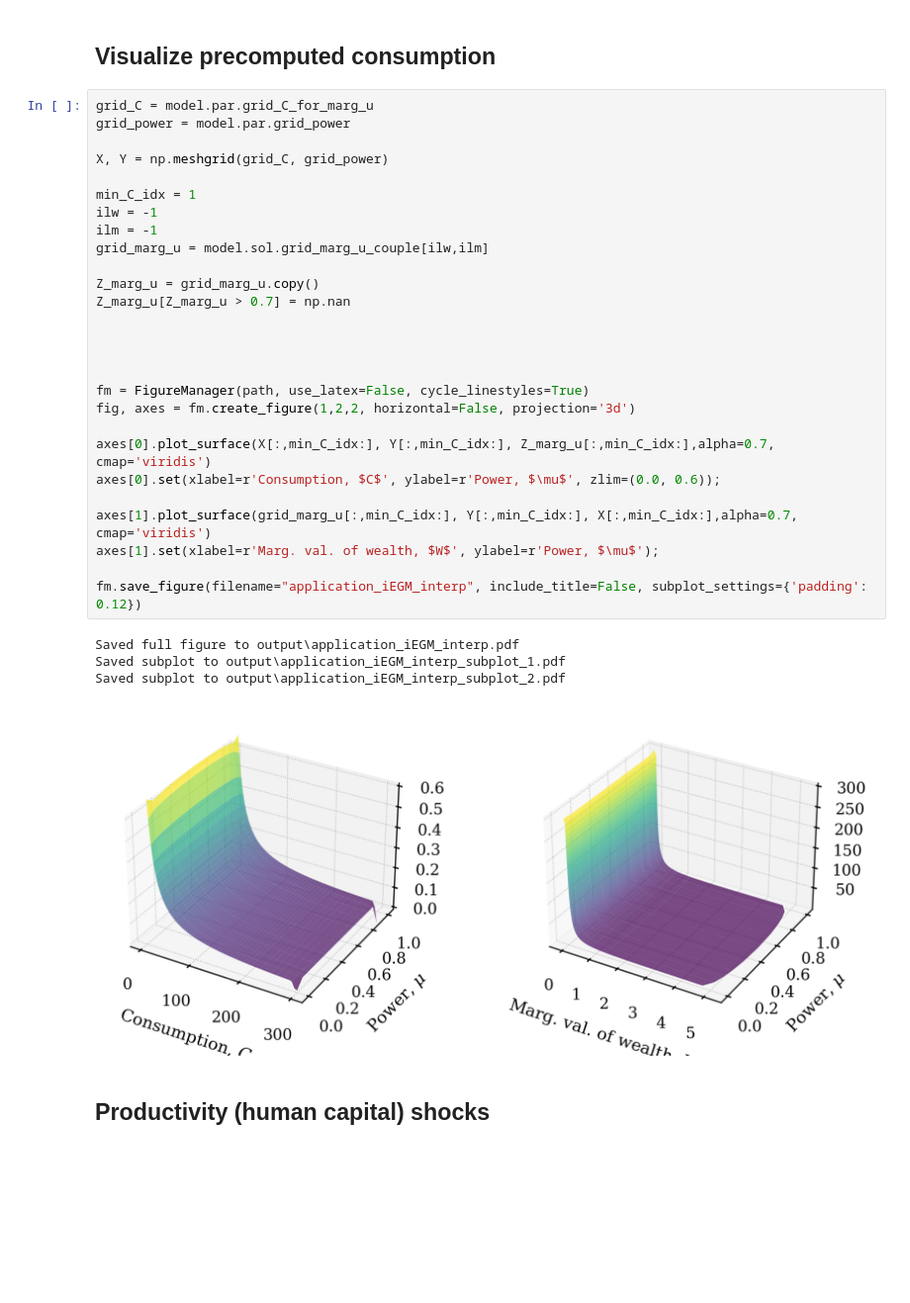
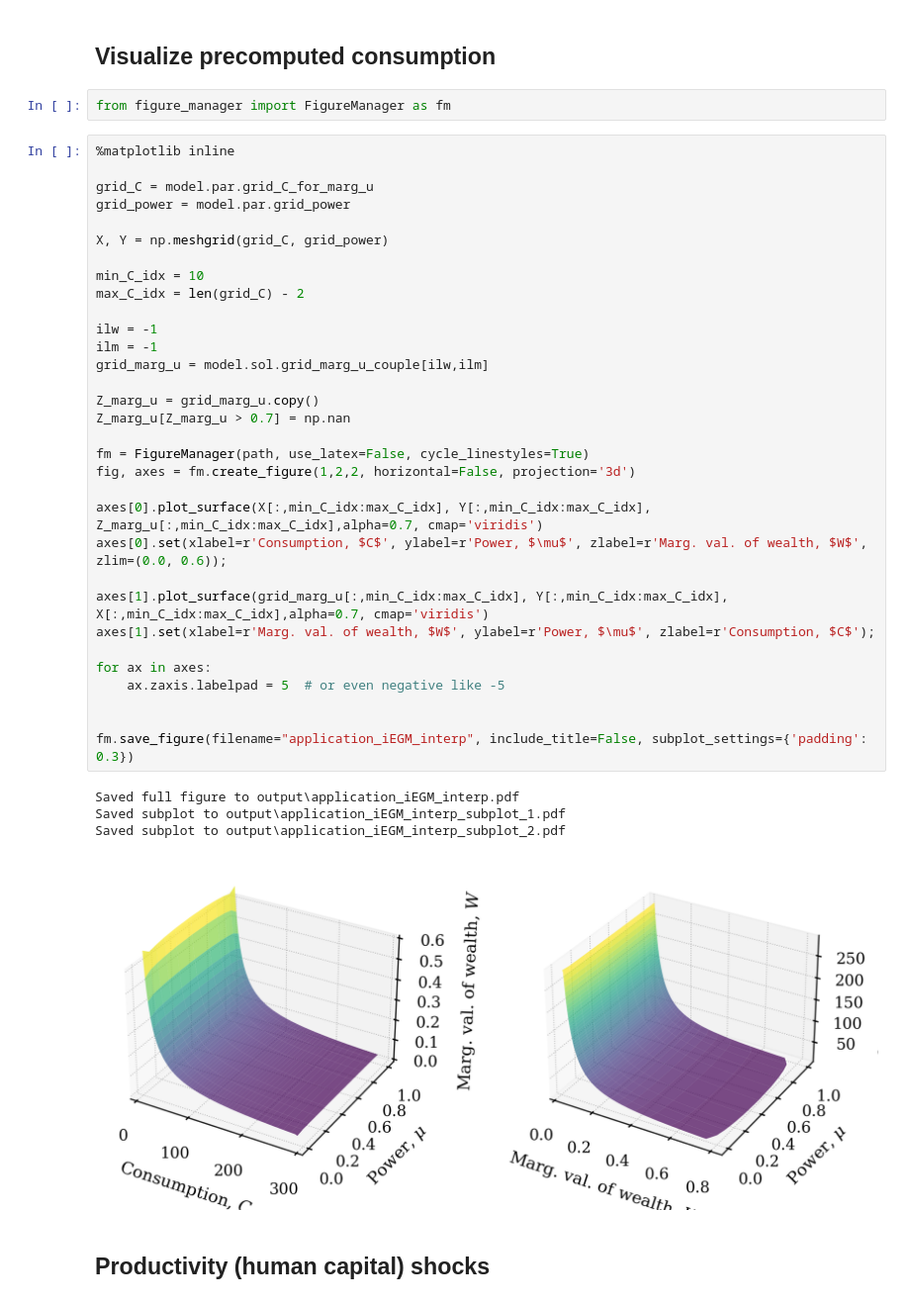
Before and after one commit to ThomasHJorgensen/FastBargaining, a Jupyter notebook: Application/04. Counterfactuals.ipynb, the cells around one changed output. Shown at 99% size. Saved outputs shown, nothing was run; the diff lists cells and outputs as text; blank space fills up the shorter version.

Commit message:
update figures

```diff
--- a/Application/04. Counterfactuals.ipynb
+++ b/Application/04. Counterfactuals.ipynb
@@ -62,38 +62,45 @@ models = {
 }
 # %% [markdown]
 ## Visualize precomputed consumption
+# %%
+from figure_manager import FigureManager as fm
 # %%
+%matplotlib inline
+
 grid_C = model.par.grid_C_for_marg_u
 grid_power = model.par.grid_power
 
 X, Y = np.meshgrid(grid_C, grid_power)
 
-min_C_idx = 1
+min_C_idx = 10
+max_C_idx = len(grid_C) - 2
+
 ilw = -1
 ilm = -1
 grid_marg_u = model.sol.grid_marg_u_couple[ilw,ilm]
 
 Z_marg_u = grid_marg_u.copy()
 Z_marg_u[Z_marg_u > 0.7] = np.nan
 
-
-
-
 fm = FigureManager(path, use_latex=False, cycle_linestyles=True)
 fig, axes = fm.create_figure(1,2,2, horizontal=False, projection='3d')
 
-axes[0].plot_surface(X[:,min_C_idx:], Y[:,min_C_idx:], Z_marg_u[:,min_C_idx:],alpha=0.7, cmap='viridis')
-axes[0].set(xlabel=r'Consumption, $C$', ylabel=r'Power, $\mu$', zlim=(0.0, 0.6));
+axes[0].plot_surface(X[:,min_C_idx:max_C_idx], Y[:,min_C_idx:max_C_idx], Z_marg_u[:,min_C_idx:max_C_idx],alpha=0.7, cmap='viridis')
+axes[0].set(xlabel=r'Consumption, $C$', ylabel=r'Power, $\mu$', zlabel=r'Marg. val. of wealth, $W$', zlim=(0.0, 0.6));
 
-axes[1].plot_surface(grid_marg_u[:,min_C_idx:], Y[:,min_C_idx:], X[:,min_C_idx:],alpha=0.7, cmap='viridis')
-axes[1].set(xlabel=r'Marg. val. of wealth, $W$', ylabel=r'Power, $\mu$');
+axes[1].plot_surface(grid_marg_u[:,min_C_idx:max_C_idx], Y[:,min_C_idx:max_C_idx], X[:,min_C_idx:max_C_idx],alpha=0.7, cmap='viridis')
+axes[1].set(xlabel=r'Marg. val. of wealth, $W$', ylabel=r'Power, $\mu$', zlabel=r'Consumption, $C$');
 
-fm.save_figure(filename="application_iEGM_interp", include_title=False, subplot_settings={'padding': 0.12})
+for ax in axes:
+    ax.zaxis.labelpad = 5  # or even negative like -5
+
+
+fm.save_figure(filename="application_iEGM_interp", include_title=False, subplot_settings={'padding': 0.3})
 # %% [output]
 Saved full figure to output\application_iEGM_interp.pdf
 Saved subplot to output\application_iEGM_interp_subplot_1.pdf
 Saved subplot to output\application_iEGM_interp_subplot_2.pdf
-[figure, old version]
+[figure, new version]
 # %% [markdown]
 ## Productivity (human capital) shocks
 # %%
```
Also changed, not shown: parts of 2 cells of this notebook, 1 other file.
